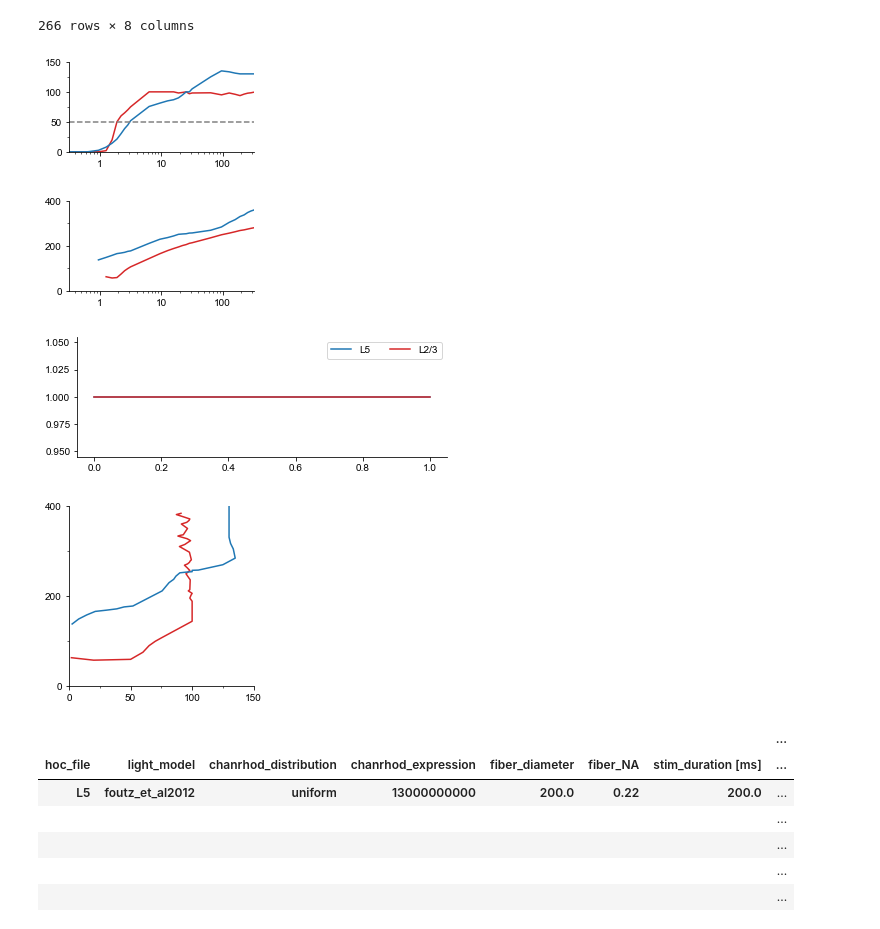
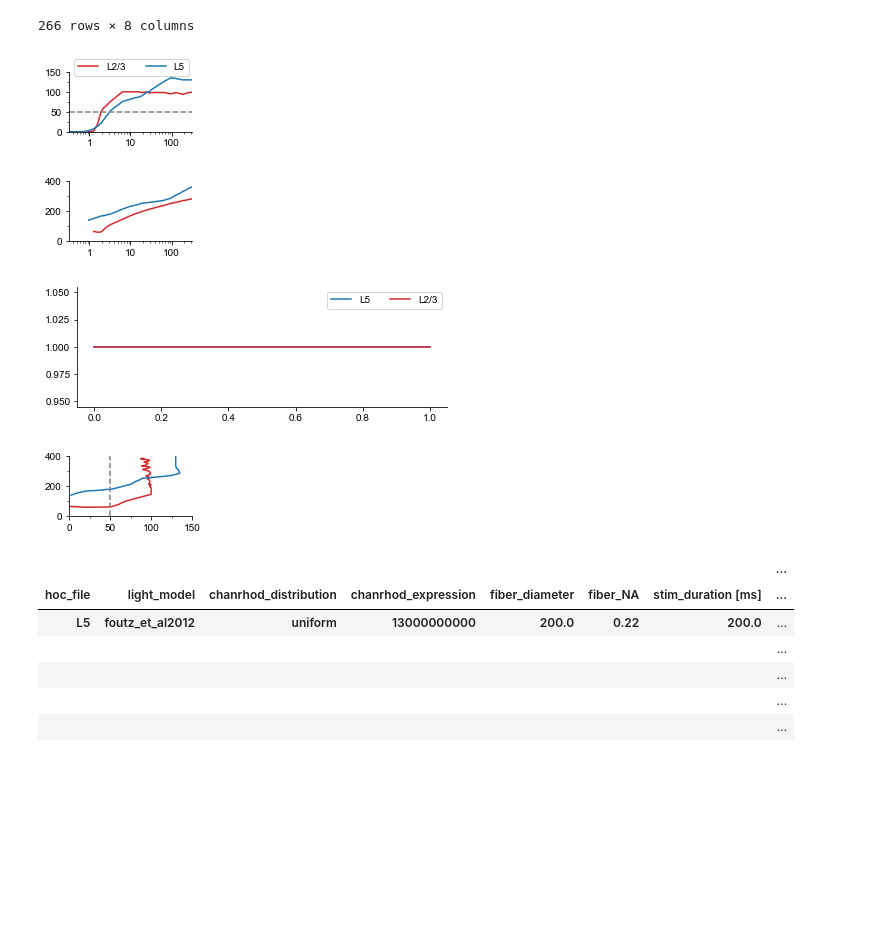
Before and after one commit to CSNG-MFF/osmorph, a Jupyter notebook: figures/fig6/plots.ipynb, the cells around one changed output. Cells and saved outputs as stored; diff of their text form; code cells hidden in the pictures; blank space fills up the shorter version.

```diff
--- a/figures/fig6/plots.ipynb
+++ b/figures/fig6/plots.ipynb
@@ -10,6 +10,8 @@ import numpy as np
 import pandas as pd
 import seaborn as sns
 from neurostim.opt_res_analysis import *
+# %%
+save = True
 # %%
 # format
 
@@ -25,10 +27,9 @@ dpi=600
 # %%
 # load datasets
 # take L5 from simulations on 2.08.2022
-raw_df = pd.read_hdf('../../../data/2023-02-27_newChRdistrib/all_data_man.hdf')
+raw_df = pd.read_hdf('../../../optogenetic_whole_cell_activation/morph_impact_on_opt_stim/data/2023-02-27_newChRdistrib/all_data_man.hdf')
 avrg_df = pd.DataFrame(avrg_angles(raw_df)['AP_count'])
 df = find_xAPCs_over_light_pwrs(avrg_df, longform=False)
-df_long = find_xAPCs_over_light_pwrs(avrg_df, longform=True)
 # %%
 # reduce df to relevant parameters
 # select parameter set to plot:
@@ -71,9 +72,9 @@ lp_APC20_L5  = 0.0008
 lp_APC10_L23 = 0.00006
 lp_APC20_L23 = 0.0002
 
-fig, ax1 = plt.subplots(figsize=(pw/2,pw/4))
+fig, ax1 = plt.subplots(figsize=(pw/3,pw/6))
 dfplot = df_red.loc['L23','uniform']
-ax1.plot(dfplot.light_power*stim_int_conv, dfplot.APCmax, label='L23', color='tab:red',lw=1.5, zorder=0)
+ax1.plot(dfplot.light_power*stim_int_conv, dfplot.APCmax, label='L2/3', color='tab:red',lw=1.5, zorder=0)
 #ax1.plot(dfplot.loc[dfplot.response_pattern==1].light_power, dfplot.loc[dfplot.response_pattern==1].APCmax, label='L23', color='tab:red',lw=3, zorder=0)
 dfplot = df_red.loc['L5','uniform']
 ax1.plot(dfplot.light_power*stim_int_conv, dfplot.APCmax, label='L5', color='tab:blue',lw=1.5, zorder=0)
@@ -96,12 +97,13 @@ ax1.axhline(y=10, color="gray", linestyle='dashed',zorder=1)
 #ax1.axhline(y=[20], color="gray", linestyle='dashed',zorder=-1)
 #plt.vline(y=10, color='gray')
 #ax1.grid()
-#ax1.legend()
-plt.savefig("plots/pr_lp_ChRdens130"+'_compact'+".png", dpi=dpi,transparent=True, edgecolor='w',
-            bbox_inches='tight')
+ax1.legend(loc='upper left', ncol=2, bbox_to_anchor=(0., 1.2, 1., .102))
+if save:
+    plt.savefig("plots/pr_lp_ChRdens130"+'_compact'+".png", dpi=dpi,transparent=True, edgecolor='w',
+                bbox_inches='tight')
 plt.show()
 
-fig, ax1 = plt.subplots(figsize=(pw/2,pw/4))
+fig, ax1 = plt.subplots(figsize=(pw/3,pw/6))
 dfplot = df_red.loc['L23','uniform']
 ax1.plot(dfplot.light_power*stim_int_conv, dfplot.x_APC50, label='L23', color='tab:red',lw=1.5, zorder=0)
 #ax1.plot(dfplot.loc[dfplot.response_pattern==1].light_power, dfplot.loc[dfplot.response_pattern==1].x_APC50, label='L23', color='tab:red',lw=3, zorder=0)
@@ -124,49 +126,53 @@ ax1.set_yticks([100,300], minor=True)
 #plt.vline(y=10, color='gray')
 #ax1.grid()
 #ax1.legend()
-plt.savefig("plots/rr_lp_ChRdens130"+'_compact'+".png", dpi=dpi,transparent=True, edgecolor='w',
-            bbox_inches='tight')
+if save:
+    plt.savefig("plots/rr_lp_ChRdens130"+'_compact'+".png", dpi=dpi,transparent=True, edgecolor='w',
+                bbox_inches='tight')
 plt.show()
 
 fig, ax5 = plt.subplots(figsize=(pw,pw/3))
 ax5.plot([1,1], label='L5', color='tab:blue')
 ax5.plot([1,1], label='L2/3', color='tab:red')
 ax5.legend(ncol=2)
-plt.savefig('plots/legend.png', dpi=dpi)
+if save:
+    plt.savefig('plots/legend.png', dpi=dpi)
 
 
 # response space constant vs peak response
-fig, ax1 = plt.subplots(figsize=(pw/2,pw/2))
+fig, ax1 = plt.subplots(figsize=(pw/3,pw/6))
 dfplot = df_red.loc['L23','uniform']
 ax1.plot(dfplot.APCmax, dfplot.x_APC50, label='L23', color='tab:red',lw=1.5, zorder=0)
 #ax1.plot(dfplot.loc[dfplot.response_pattern==1].light_power, dfplot.loc[dfplot.response_pattern==1].APCmax, label='L23', color='tab:red',lw=3, zorder=0)
 dfplot = df_red.loc['L5','uniform']
 ax1.plot(dfplot.APCmax, dfplot.x_APC50, label='L5', color='tab:blue',lw=1.5, zorder=0)
 #ax1.plot(dfplot.loc[dfplot.response_pattern==1].light_power, dfplot.loc[dfplot.response_pattern==1].APCmax, label='L5', color='tab:blue',lw=3, zorder=0)
 ax1.set_xlim(0,30)
 ax1.set_xticks([0,10,20,30])
 ax1.set_xticklabels(['0','50','100','150'])
 ax1.set_xticks([5,15,25], minor=True)
 ax1.set_ylim(0,400)
 ax1.set_yticks([0,200,400])
 ax1.set_yticks([100,300], minor=True)
+ax1.axvline(x=10, color="gray", linestyle='dashed',zorder=1)
 #ax1.vlines(x=[lp_APC10_L23, lp_APC10_L5], ymin=0,ymax=10, color="gray", linestyle='dashed')
 #ax1.axvline(x=10, color="gray", linestyle='dashed',zorder=1)
 #ax1.axhline(y=10, color="gray", linestyle='dashed',zorder=-1)
 #ax1.vlines(x=[lp_APC20_L23, lp_APC20_L5], ymin=0,ymax=20, color="gray", linestyle='dashed')
 #ax1.hlines(y=[20], xmin=0.00001,xmax=0.001, color="gray", linestyle='dashed',zorder=1)
 #ax1.axhline(y=[20], color="gray", linestyle='dashed',zorder=-1)
 #plt.vline(y=10, color='gray')
 #ax1.grid()
 #ax1.legend()
-plt.savefig("plots/rsp_pr_ChRdens130"+'_compact'+".png", dpi=dpi,transparent=True, edgecolor='w',
-            bbox_inches='tight')
+if save:
+    plt.savefig("plots/rsp_pr_ChRdens130"+'_compact'+".png", dpi=dpi,transparent=True, edgecolor='w',
+                bbox_inches='tight')
 plt.show()
 # %% [output]
-[figure, old version]
+[figure, new version]
-[figure, old version]
+[figure, new version]
 [figure]
-[figure, old version]
+[figure, new version]
 # %%
 raw_df
 # %% [output]
```
Also changed, not shown: parts of 3 cells of this notebook, 5 other files.
